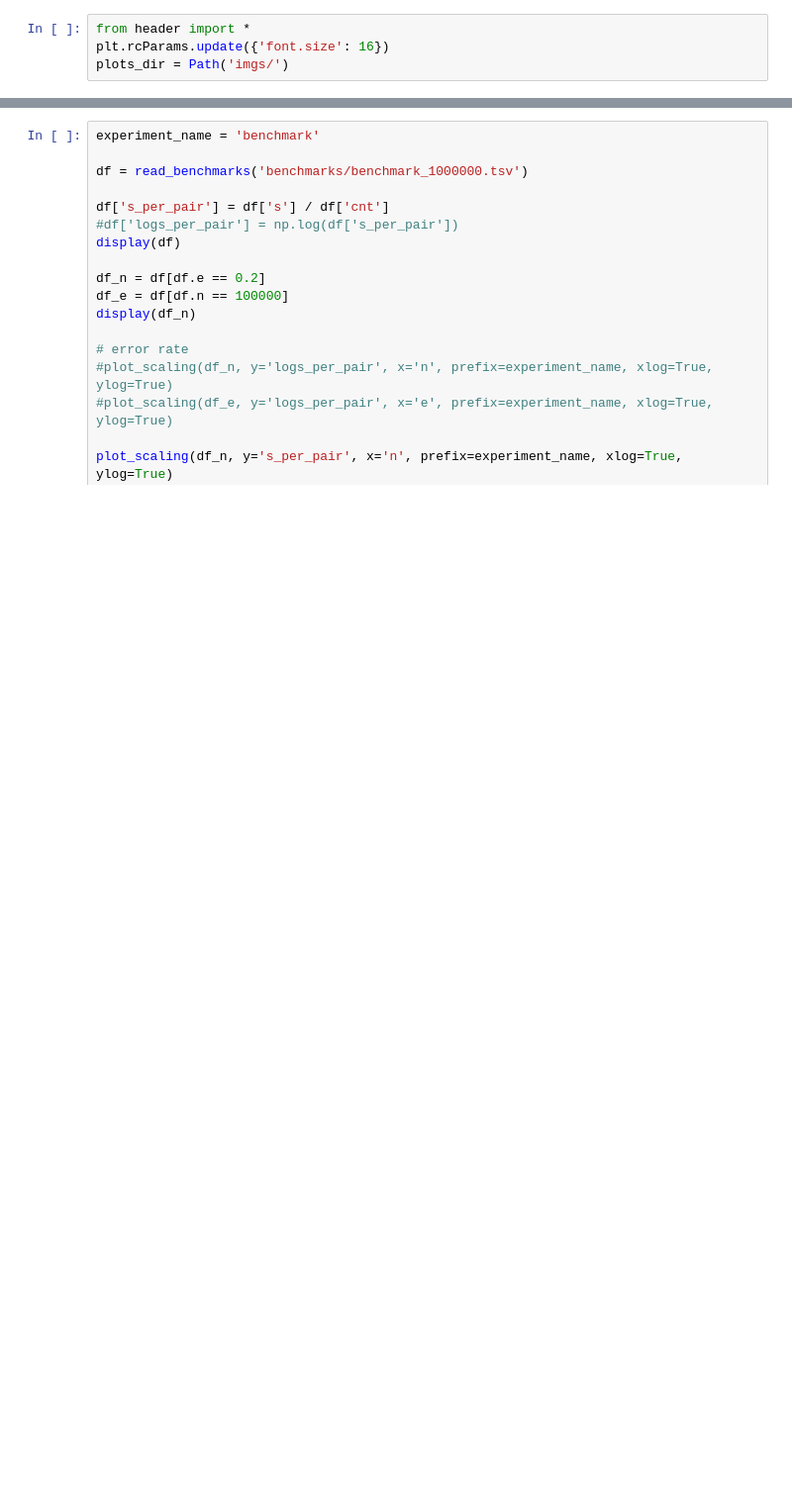
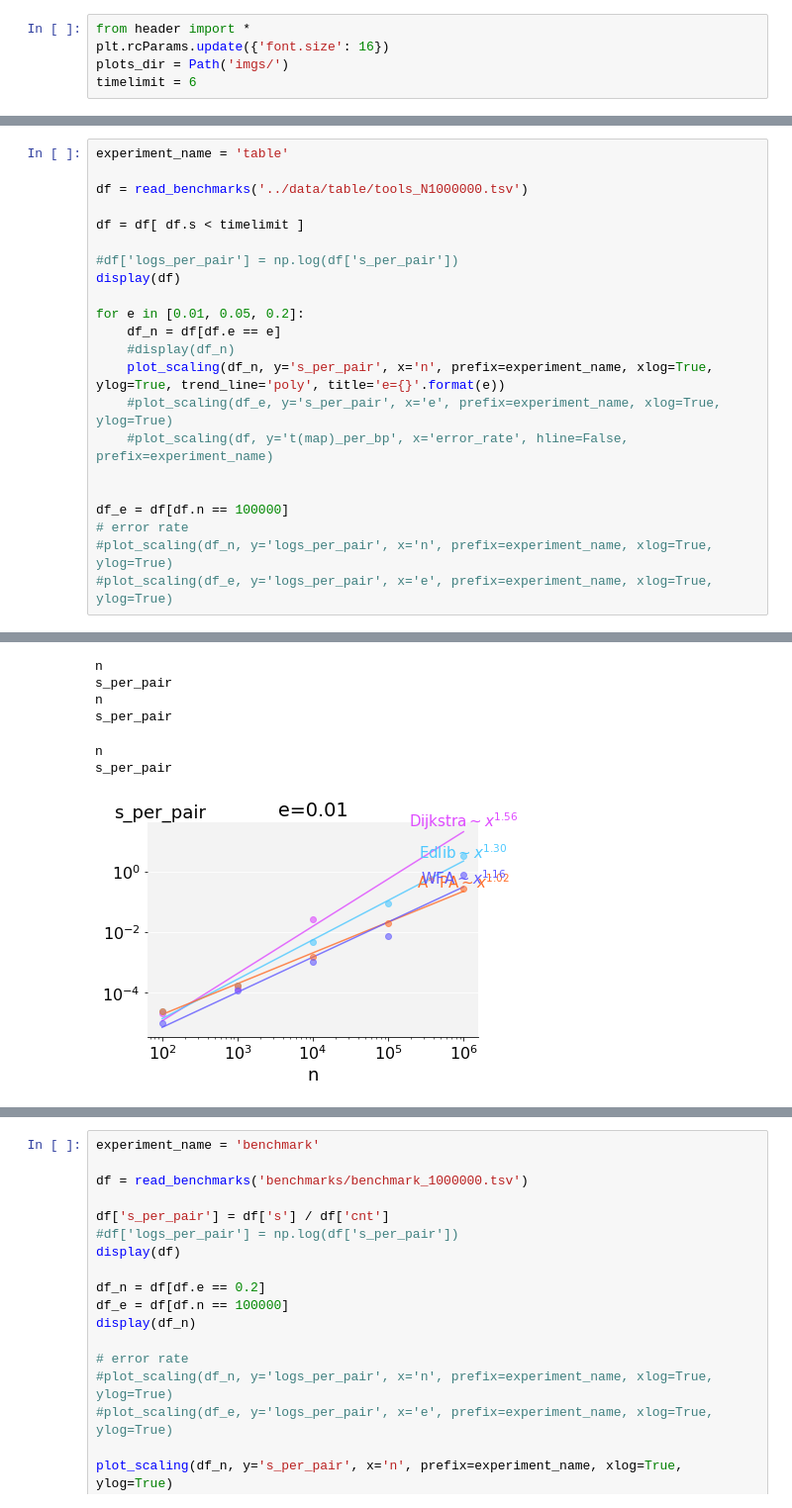
Before and after one commit to RagnarGrootKoerkamp/astar-pairwise-aligner, a Jupyter notebook: evals/benchmarks.ipynb, the cells around one changed output, grey strips where cells are left out. Shown at 99% size. Drawn from its saved outputs; the diff is of its cells as text; blank space fills up the shorter version.

```diff
--- a/evals/benchmarks.ipynb
+++ b/evals/benchmarks.ipynb
@@ -2,4 +2,5 @@
 from header import *
 plt.rcParams.update({'font.size': 16})
 plots_dir = Path('imgs/')
+timelimit = 6
 # %%
@@ -137,3 +176,26 @@ def plot_scaling(df, x, y, prefix, hline=False, algo1=None, algo2=None, show_mea
 
     #plt.savefig(prefix+'_'+x+'-'+y+'.pdf', bbox_inches='tight')
     plt.savefig(plots_dir/(prefix+'_'+x+'-'+y+'.pdf'), bbox_inches='tight')
+# %%
+experiment_name = 'table'
+
+df = read_benchmarks('../data/table/tools_N1000000.tsv')
+
+df = df[ df.s < timelimit ]
+
+#df['logs_per_pair'] = np.log(df['s_per_pair'])
+display(df)
+
+for e in [0.01, 0.05, 0.2]:
+    df_n = df[df.e == e]
+    #display(df_n)
+    plot_scaling(df_n, y='s_per_pair', x='n', prefix=experiment_name, xlog=True, ylog=True, trend_line='poly', title='e={}'.format(e))
+    #plot_scaling(df_e, y='s_per_pair', x='e', prefix=experiment_name, xlog=True, ylog=True)
+    #plot_scaling(df, y='t(map)_per_bp', x='error_rate', hline=False, prefix=experiment_name)
+
+
+df_e = df[df.n == 100000]
+# error rate
+#plot_scaling(df_n, y='logs_per_pair', x='n', prefix=experiment_name, xlog=True, ylog=True)
+#plot_scaling(df_e, y='logs_per_pair', x='e', prefix=experiment_name, xlog=True, ylog=True)
+# %% [output]
@@ -139,0 +219,7 @@ def plot_scaling(df, x, y, prefix, hline=False, algo1=None, algo2=None, show_mea
+n
+s_per_pair
+n
+s_per_pair
+n
+s_per_pair
+[figure, added]
```
Also changed, not shown: parts of 2 cells of this notebook, 1 other file.
